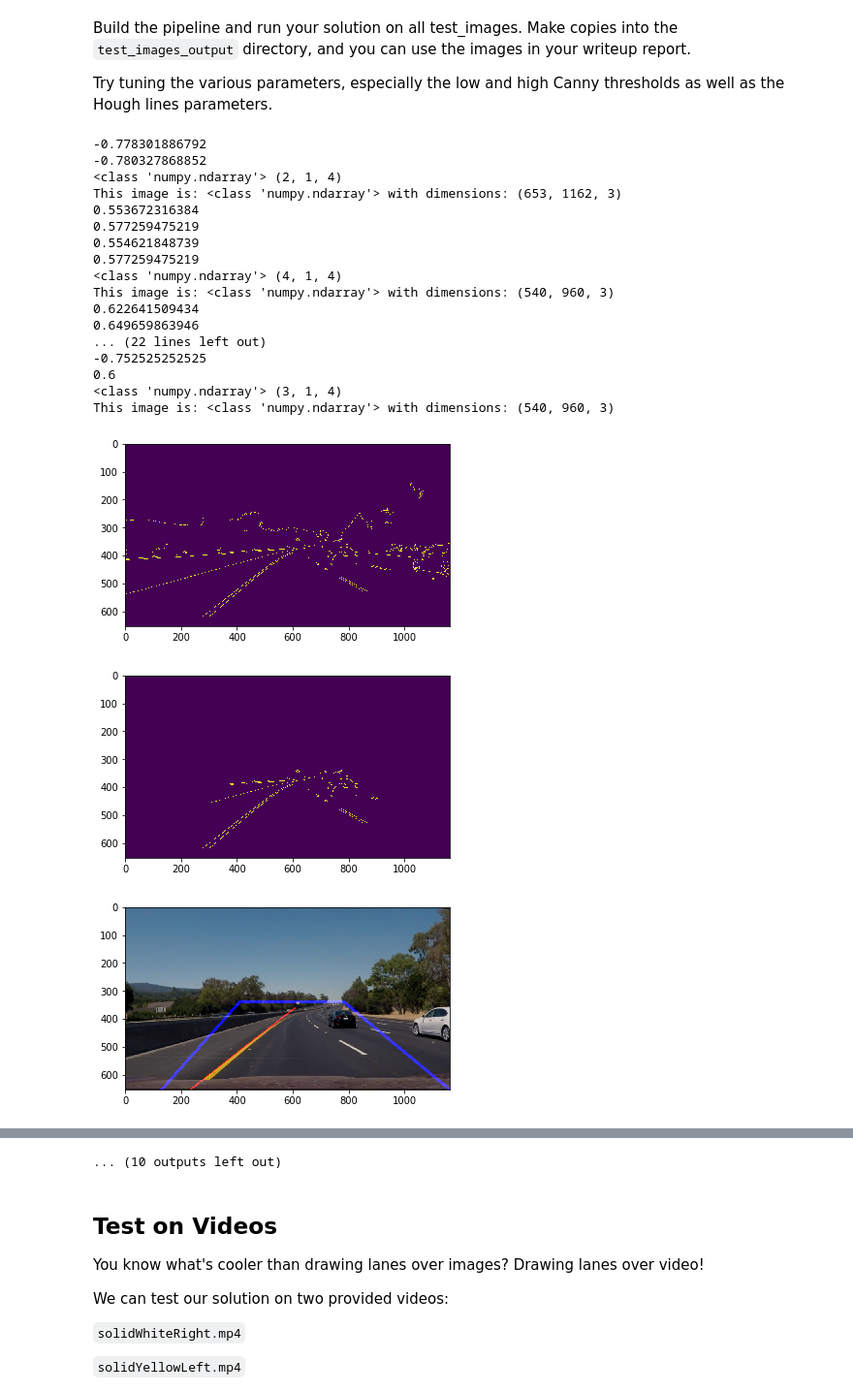
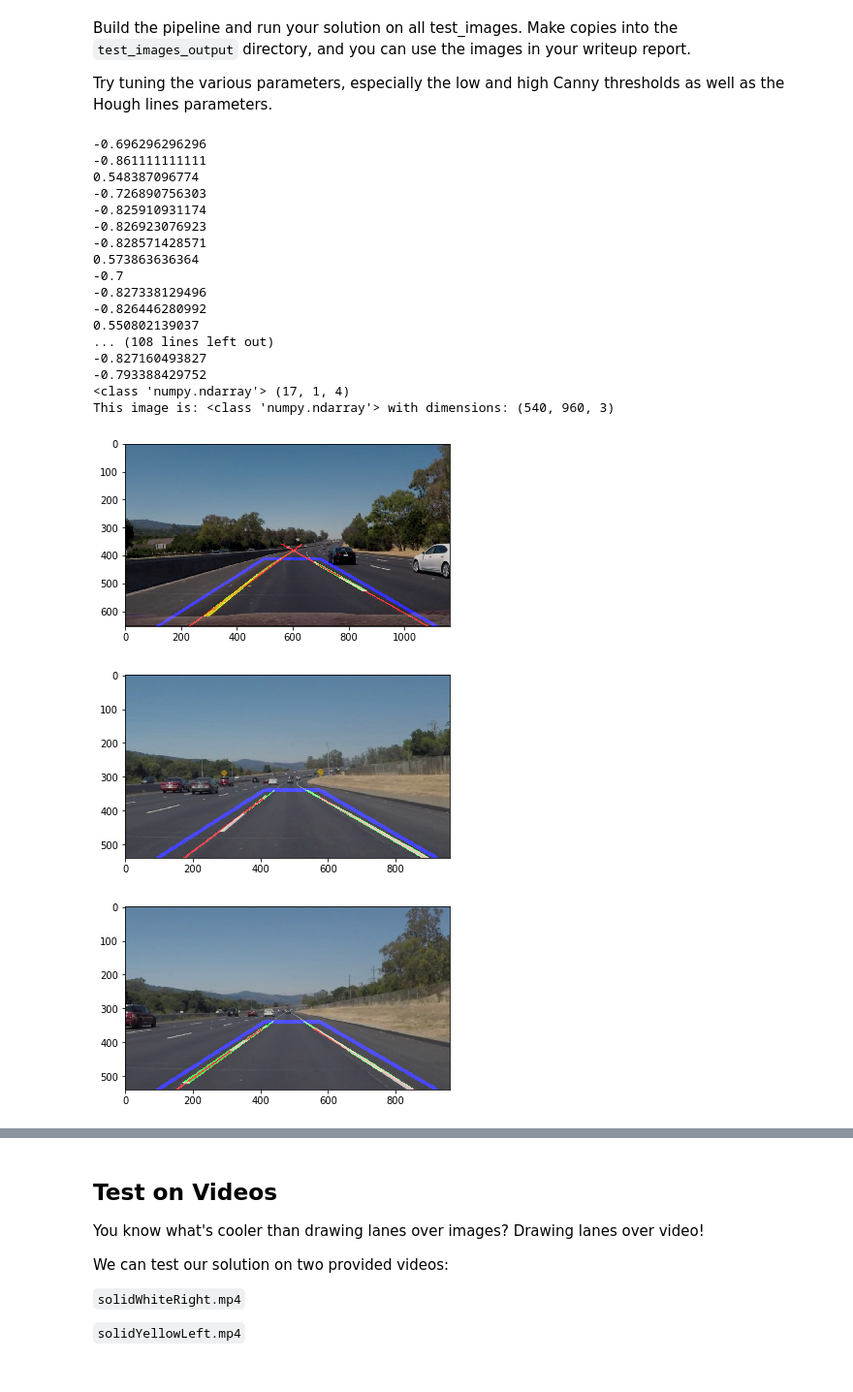
Before and after one commit to SirRujak/CarND-LaneLines-P1, a Jupyter notebook: P1.ipynb, the cells around one changed output, grey strips where cells are left out. Shown at 97% size. Saved outputs shown, nothing was run; the diff lists cells and outputs as text; code cells hidden in the pictures.

```diff
--- a/P1.ipynb
+++ b/P1.ipynb
@@ -330,75 +353,81 @@ def load_image(s):
     return mpimg.imread(s)
 
 def process_image(img):
+    # NOTE: The output you return should be a color image (3 channel) for processing video below
+    # TODO: put your pipeline here,
+    # you should return the final output (image where lines are drawn on lanes)
+
     gray = grayscale(img)
 
     gaus_kernel = 7
     gaus = gaussian_blur(gray, gaus_kernel)
 
     canny_low = 80
-    canny_high = 220
+    canny_high = 125
     canny_img = canny(gaus, canny_low, canny_high)
-    plt.figure()
-    plt.imshow(canny_img)
+    #plt.figure()
+    #plt.imshow(canny_img)
 
     imshape = img.shape
-    #verticies_1 = np.array([[(100,imshape[0]),(420, 375), (375, 550), (imshape[1] - 75,imshape[0])]], dtype=np.int32)
-
-    verticies_1 = np.array([[(imshape[1] - 380, 340),(410, 340), (130, imshape[0]), (imshape[1],imshape[0])]], dtype=np.int32)
+    verticies_1 = np.array([[(imshape[1] * 0.6, imshape[0] * 0.63),
+                             (imshape[1] * 0.43, imshape[0] * 0.63),
+                             (imshape[1] * 0.1, imshape[0]),
+                             (imshape[1] * 0.96, imshape[0])]],
+                           dtype=np.int32)
     reg_1 = region_of_interest(canny_img, verticies_1)
     verticies_2 = np.array([[(420,350),(420, 300), (550, 300), (550, 350)]], dtype=np.int32)
-    reg_2 = region_of_interest(canny_img, verticies_2)
-    plt.figure()
-    plt.imshow(reg_1)
+
     rho = 1
-    theta = np.pi/180
-    threshold = 125
-    min_line_length = 20
-    max_line_gap = 75
+    theta = np.pi/150
+    threshold = 5
+    min_line_length = 100
+    max_line_gap = 200
 
     rho_2 = 1
     theta_2 = np.pi/180
     threshold_2 = 10
     min_line_length_2 = 1
-    max_line_gap_2 = 30
+    max_line_gap_2 = 20
 
     hough_1 = hough_lines(reg_1, rho, theta, threshold, min_line_length, max_line_gap)
+
+    #hough_1 = hough_lines(reg_1, rho, theta, threshold, min_line_length, max_line_gap)
     ##hough_2 = hough_lines(reg_2, rho_2, theta_2, threshold_2, min_line_length_2, max_line_gap_2)
 
 
-    img_with_hough = weighted_img(hough_1, img)
-    ##return img_with_hough
-    return img_with_hough
+    result = weighted_img(hough_1, img)
+    return result
+    #return canny_img
 
 def process_images(imgs):
     for img_str in imgs:
         img = load_image('test_images/' + img_str)
         final_image = process_image(img)
         #printing out some stats and plotting
         print('This image is:', type(final_image), 'with dimensions:', final_image.shape)
         plt.figure()
         plt.imshow(final_image)
 
 img_list = os.listdir('test_images/')
 process_images(img_list)
 # %% [output]
--0.778301886792
--0.780327868852
-<class 'numpy.ndarray'> (2, 1, 4)
-This image is: <class 'numpy.ndarray'> with dimensions: (653, 1162, 3)
-0.553672316384
-0.577259475219
-0.554621848739
-0.577259475219
-<class 'numpy.ndarray'> (4, 1, 4)
+-0.696296296296
+-0.861111111111
+0.548387096774
+-0.726890756303
+-0.825910931174
+-0.826923076923
+-0.828571428571
+0.573863636364
+-0.7
+-0.827338129496
+-0.826446280992
+0.550802139037
+... (108 lines left out)
+-0.827160493827
+-0.793388429752
+<class 'numpy.ndarray'> (17, 1, 4)
 This image is: <class 'numpy.ndarray'> with dimensions: (540, 960, 3)
-0.622641509434
-0.649659863946
-... (22 lines left out)
--0.752525252525
-0.6
-<class 'numpy.ndarray'> (3, 1, 4)
-This image is: <class 'numpy.ndarray'> with dimensions: (540, 960, 3)
-[figure, old version]
+[figure, new version]
-[figure, old version]
+[figure, new version]
-[figure, old version]
+[figure, new version]
@@ -413,4 +438,3 @@ This image is: <class 'numpy.ndarray'> with dimensions: (540, 960, 3)
-... (10 outputs left out)
 # %% [markdown]
 ## Test on Videos
 
```
Also changed, not shown: parts of 7 cells of this notebook, 3 other files.
